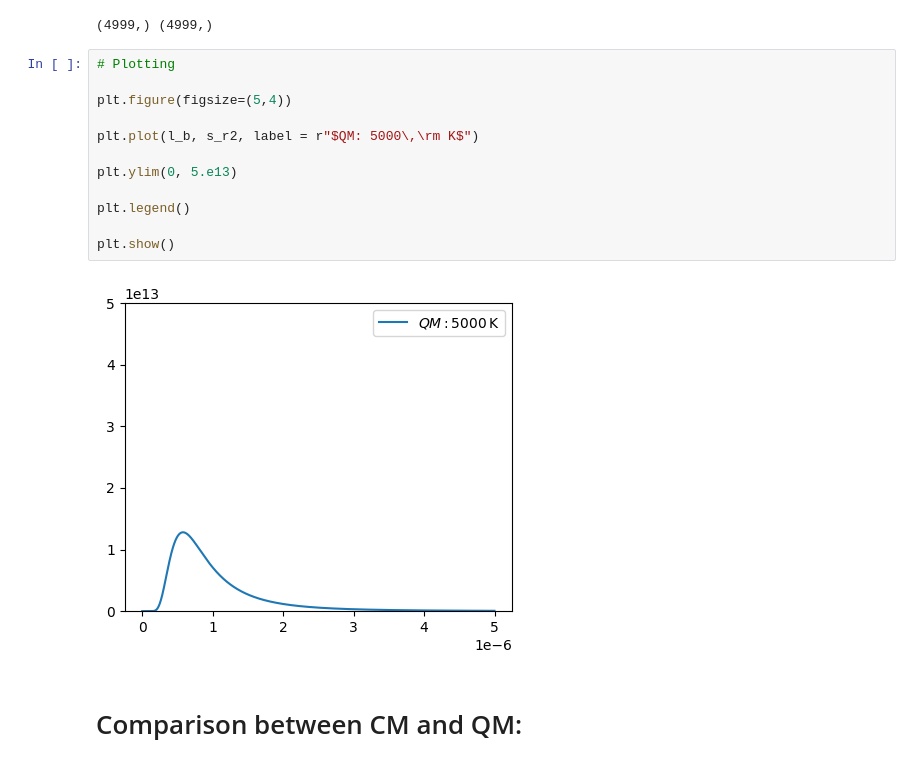
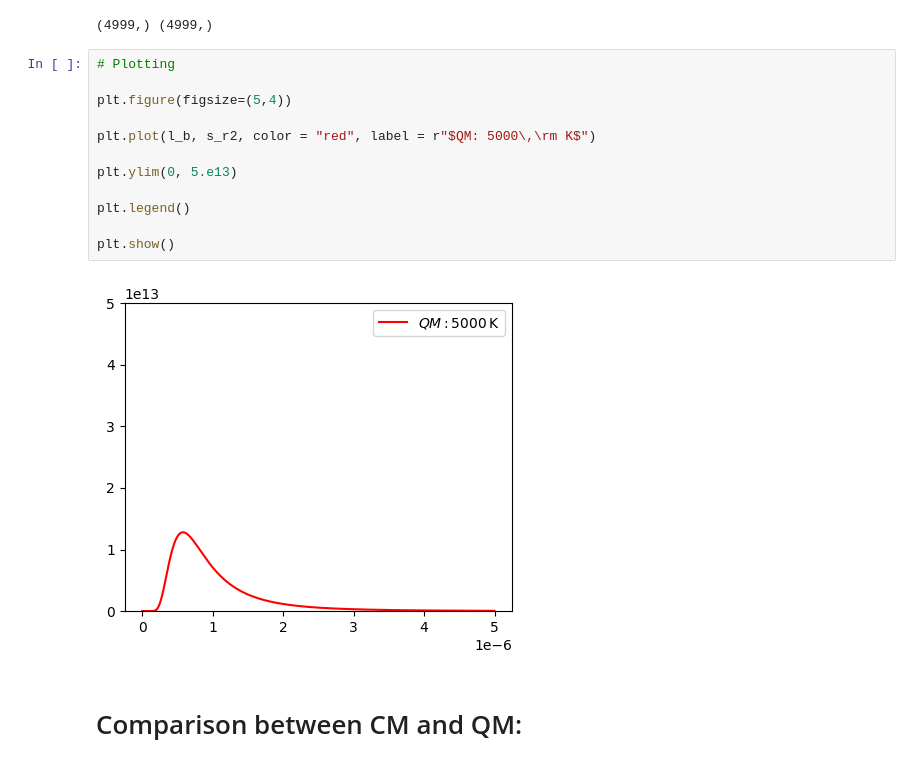
Before and after one commit to wbandabarragan/quantum-mechanics-1, a Jupyter notebook: unit-1/notebook_2.ipynb, the cells around one changed output. Cells and saved outputs as stored; diff of their text form.

```diff
--- a/unit-1/notebook_2.ipynb
+++ b/unit-1/notebook_2.ipynb
@@ -111,17 +111,17 @@ print(l_b.shape, s_r2.shape)
 # %%
 # Plotting
 
 plt.figure(figsize=(5,4))
 
-plt.plot(l_b, s_r2, label = r"$QM: 5000\,\rm K$")
+plt.plot(l_b, s_r2, color = "red", label = r"$QM: 5000\,\rm K$")
 
 plt.ylim(0, 5.e13)
 
 plt.legend()
 
 plt.show()
 # %% [output]
-[figure, old version]
+[figure, new version]
 # %% [markdown]
 # Comparison between CM and QM:
 # %%
```
Also changed, not shown: parts of 1 cell of this notebook.
